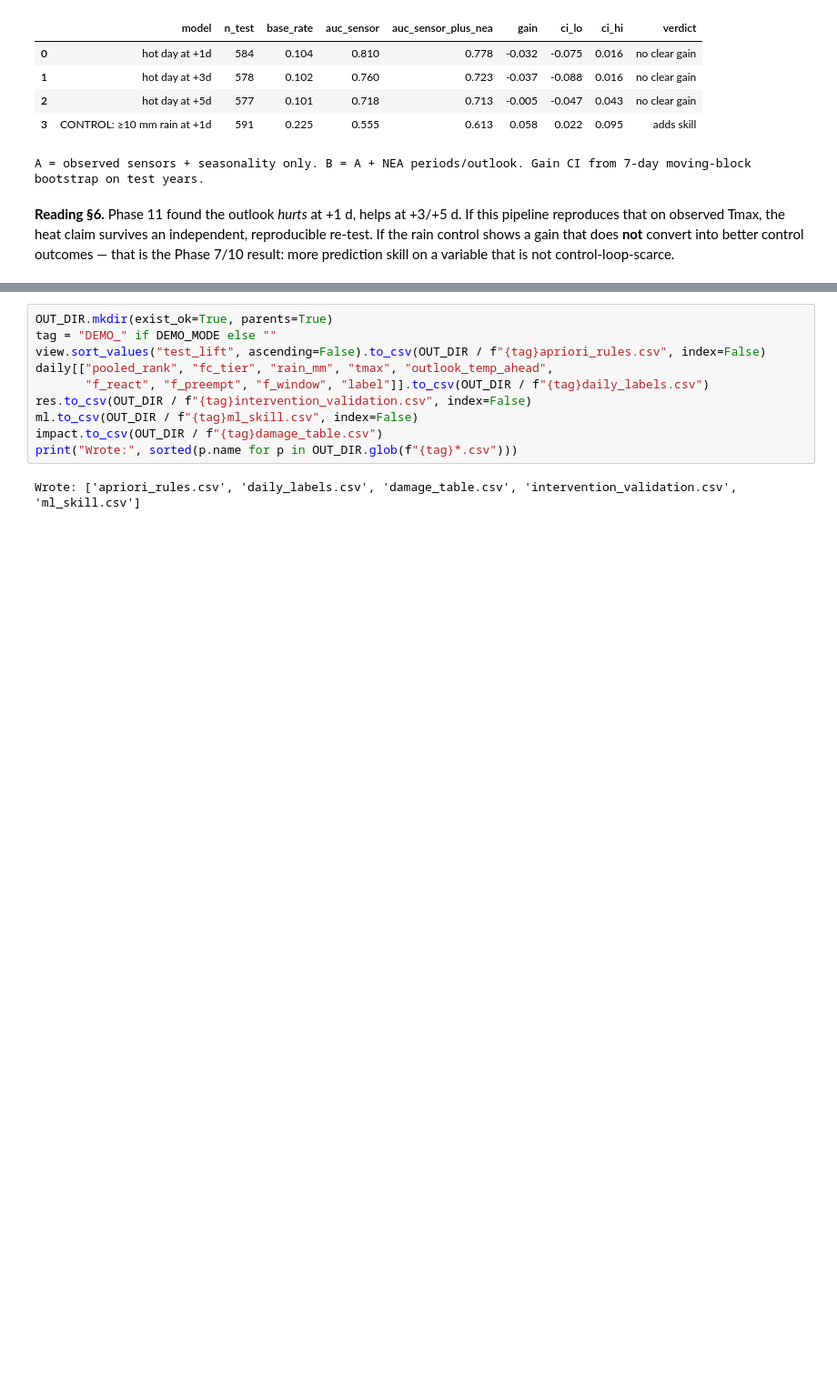
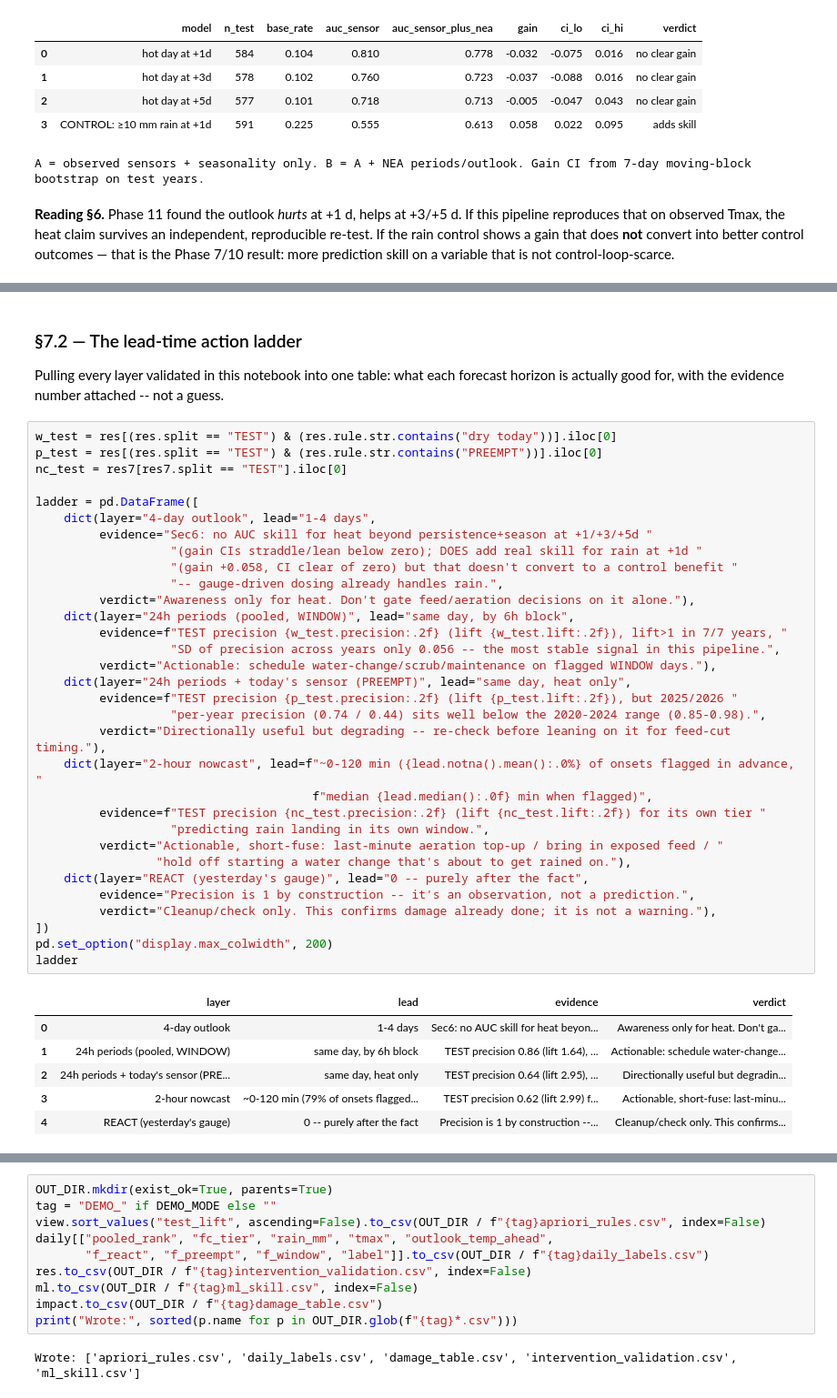
Before and after one commit to Edwinta-dev/OutdoorKoiFYP, a Jupyter notebook: NEA_Data_Analysis/forecast_reality_pipeline.ipynb, the cells around one changed output, grey strips where cells are left out. Shown at 91% size. Cells and saved outputs as stored; diff of their text form; blank space fills up the shorter version.

```diff
--- a/NEA_Data_Analysis/forecast_reality_pipeline.ipynb
+++ b/NEA_Data_Analysis/forecast_reality_pipeline.ipynb
@@ -773,0 +893,44 @@ more prediction skill on a variable that is not control-loop-scarce.
+# %% [markdown]
+### §7.2 — The lead-time action ladder
+
+Pulling every layer validated in this notebook into one table: what each forecast
+horizon is actually good for, with the evidence number attached -- not a guess.
+# %%
+w_test = res[(res.split == "TEST") & (res.rule.str.contains("dry today"))].iloc[0]
+p_test = res[(res.split == "TEST") & (res.rule.str.contains("PREEMPT"))].iloc[0]
+nc_test = res7[res7.split == "TEST"].iloc[0]
+
+ladder = pd.DataFrame([
+    dict(layer="4-day outlook", lead="1-4 days",
+         evidence="Sec6: no AUC skill for heat beyond persistence+season at +1/+3/+5d "
+                   "(gain CIs straddle/lean below zero); DOES add real skill for rain at +1d "
+                   "(gain +0.058, CI clear of zero) but that doesn't convert to a control benefit "
+                   "-- gauge-driven dosing already handles rain.",
+         verdict="Awareness only for heat. Don't gate feed/aeration decisions on it alone."),
+    dict(layer="24h periods (pooled, WINDOW)", lead="same day, by 6h block",
+         evidence=f"TEST precision {w_test.precision:.2f} (lift {w_test.lift:.2f}), lift>1 in 7/7 years, "
+                   "SD of precision across years only 0.056 -- the most stable signal in this pipeline.",
+         verdict="Actionable: schedule water-change/scrub/maintenance on flagged WINDOW days."),
+    dict(layer="24h periods + today's sensor (PREEMPT)", lead="same day, heat only",
+         evidence=f"TEST precision {p_test.precision:.2f} (lift {p_test.lift:.2f}), but 2025/2026 "
+                   "per-year precision (0.74 / 0.44) sits well below the 2020-2024 range (0.85-0.98).",
+         verdict="Directionally useful but degrading -- re-check before leaning on it for feed-cut timing."),
+    dict(layer="2-hour nowcast", lead=f"~0-120 min ({lead.notna().mean():.0%} of onsets flagged in advance, "
+                                       f"median {lead.median():.0f} min when flagged)",
+         evidence=f"TEST precision {nc_test.precision:.2f} (lift {nc_test.lift:.2f}) for its own tier "
+                   "predicting rain landing in its own window.",
+         verdict="Actionable, short-fuse: last-minute aeration top-up / bring in exposed feed / "
+                 "hold off starting a water change that's about to get rained on."),
+    dict(layer="REACT (yesterday's gauge)", lead="0 -- purely after the fact",
+         evidence="Precision is 1 by construction -- it's an observation, not a prediction.",
+         verdict="Cleanup/check only. This confirms damage already done; it is not a warning."),
+])
+pd.set_option("display.max_colwidth", 200)
+ladder
+# %% [output]
+|  | layer | lead | evidence | verdict |
+| 0 | 4-day outlook | 1-4 days | Sec6: no AUC skill for heat beyon... | Awareness only for heat. Don't ga... |
+| 1 | 24h periods (pooled, WINDOW) | same day, by 6h block | TEST precision 0.86 (lift 1.64), ... | Actionable: schedule water-change... |
+| 2 | 24h periods + today's sensor (PRE... | same day, heat only | TEST precision 0.64 (lift 2.95), ... | Directionally useful but degradin... |
+| 3 | 2-hour nowcast | ~0-120 min (79% of onsets flagged... | TEST precision 0.62 (lift 2.99) f... | Actionable, short-fuse: last-minu... |
+| 4 | REACT (yesterday's gauge) | 0 -- purely after the fact | Precision is 1 by construction --... | Cleanup/check only. This confirms... |
```
Also changed, not shown: parts of 9 cells of this notebook.
